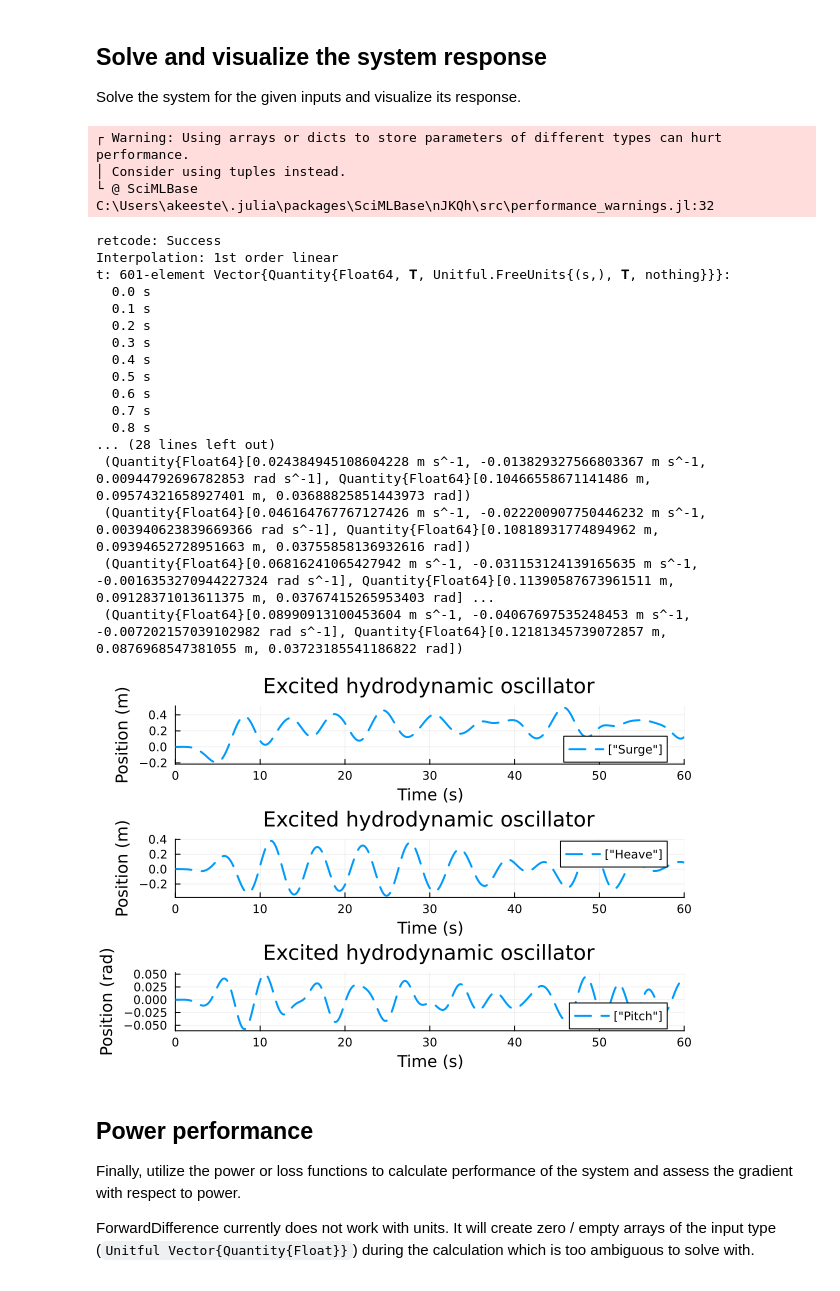
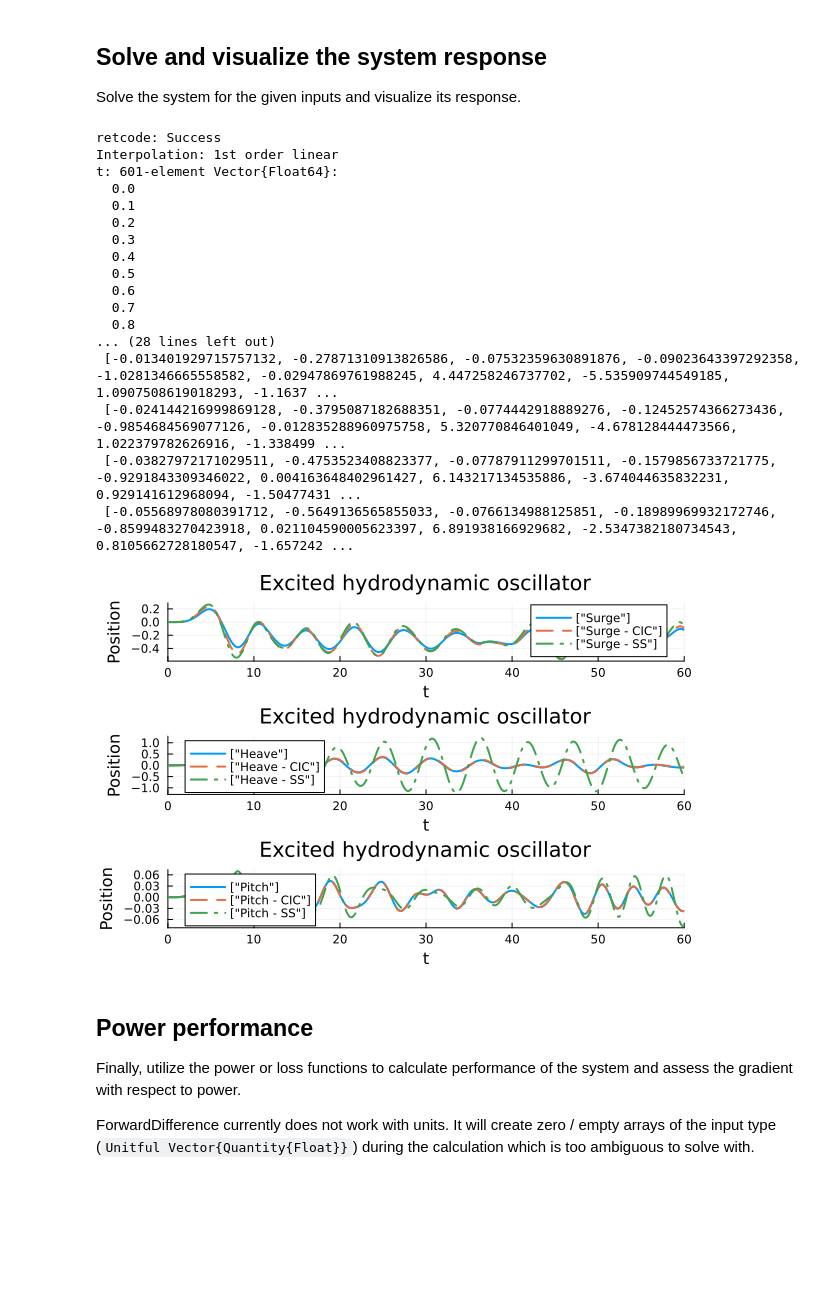
Before and after one commit to JuliaOceanWaves/Hydrodynamics.jl, a Jupyter notebook: examples/power_performance.ipynb, the cells around one changed output. Saved outputs shown, nothing was run; the diff lists cells and outputs as text; code cells hidden in the pictures; blank space fills up the shorter version.

Commit message:
reworked hydro module. point, CIC, ss all working. No units yet

```diff
--- a/examples/power_performance.ipynb
+++ b/examples/power_performance.ipynb
@@ -24,0 +29,14 @@ Main.Hydrodynamics
+# %%
+dof = 1:2:5
+n_dof = length(dof)
+dof_names = ["Surge", "Sway", "Heave", "Roll", "Pitch", "Yaw"][dof]
+
+mass_units = 1.0 .* [repeat([u"kg"], 3, 3) repeat([0u"kg*m"/rad], 3, 3); repeat([0u"kg*m"], 3, 3) repeat([0u"kg*m^2"/rad], 3, 3)][dof,dof]
+
+damping_units = 1.0 * [repeat([u"kg*m/s^2 / (m/s)"], 3, 3) repeat([u"kg*m/s^2 / (1/s)"/rad], 3, 3); repeat([u"kg*m/s^2 * m / (m/s)"], 3, 3) repeat([u"kg*m/s^2 * m / (1/s)"/rad], 3, 3)][dof,dof]
+stiffness_units = 1.0 .* [repeat([u"kg*m/s^2 / m"], 3, 3) repeat([u"kg*m/s^2"/rad], 3, 3); repeat([u"kg*m/s^2 * m / m"], 3, 3) repeat([u"kg*m/s^2 * m"/rad], 3, 3)][dof,dof]
+excitation_units = [repeat([u"kg*m/s^2 / m"], 3, 1); repeat([u"kg*m/s^2 * m / m"], 3, 1)][dof]
+
+position_units = [u"m", u"m", u"m", rad, rad, rad]
+velocity_units = position_units * u"s^-1"
+acceleration_units = position_units * u"s^-2"
@@ -158,45 +218,44 @@ p_unitless = (
 Solve the system for the given inputs and visualize its response.
 # %%
 # Solve the hydrodynamic system
-wave = (omega, phase, spectrum, dFrequency, t0, ramp_time)
-diff_eq_solution = Hydrodynamics.hydrodynamic_solver(dx₀, x₀, ts,
-    (khsCoeff[dof, dof],
-        radDampingCoeff[dof, dof, peak_omega_index] .+ pto_damping,
-        inv_mass,
-        exCoeff[dof,:,:,:],
-        force_hydrostatic[dof],
-        wave)
-)
+solution_point = Hydrodynamics.hydrodynamic_solver(Unitful.ustrip.(u₀), Unitful.ustrip.(ts), p_unitless, method=:point)
+solution_cic = Hydrodynamics.hydrodynamic_solver(Unitful.ustrip.(u₀), Unitful.ustrip.(ts), p_unitless_cic, method=:cic)
+solution_ss = Hydrodynamics.hydrodynamic_solver(Unitful.ustrip.(u₀_ss), Unitful.ustrip.(ts), p_unitless_ss, method=:ss)
 # %% [output]
-┌ Warning: Using arrays or dicts to store parameters of different types can hurt performance.
-│ Consider using tuples instead.
-└ @ SciMLBase C:\Users\akeeste\.julia\packages\SciMLBase\nJKQh\src\performance_warnings.jl:32
+retcode: Success
+Interpolation: 1st order linear
+t: 601-element Vector{Float64}:
+  0.0
+  0.1
+  0.2
+  0.3
+  0.4
+  0.5
+  0.6
+  0.7
+  0.8
+... (28 lines left out)
+ [-0.013401929715757132, -0.27871310913826586, -0.07532359630891876, -0.09023643397292358, -1.0281346665558582, -0.02947869761988245, 4.447258246737702, -5.535909744549185, 1.0907508619018293, -1.1637 ...
+ [-0.024144216999869128, -0.3795087182688351, -0.0774442918889276, -0.12452574366273436, -0.9854684569077126, -0.012835288960975758, 5.320770846401049, -4.678128444473566, 1.022379782626916, -1.338499 ...
+ [-0.03827972171029511, -0.4753523408823377, -0.07787911299701511, -0.1579856733721775, -0.9291843309346022, 0.004163648402961427, 6.143217134535886, -3.674044635832231, 0.929141612968094, -1.50477431 ...
+ [-0.05568978080391712, -0.5649136565855033, -0.0766134988125851, -0.18989969932172746, -0.8599483270423918, 0.021104590005623397, 6.891938166929682, -2.5347382180734543, 0.8105662728180547, -1.657242 ...
-retcode: Success
-Interpolation: 1st order linear
-t: 601-element Vector{Quantity{Float64, 𝐓, Unitful.FreeUnits{(s,), 𝐓, nothing}}}:
-  0.0 s
-  0.1 s
-  0.2 s
-  0.3 s
-  0.4 s
-  0.5 s
-  0.6 s
-  0.7 s
-  0.8 s
-... (28 lines left out)
- (Quantity{Float64}[0.024384945108604228 m s^-1, -0.013829327566803367 m s^-1, 0.00944792696782853 rad s^-1], Quantity{Float64}[0.10466558671141486 m, 0.09574321658927401 m, 0.03688825851443973 rad])
- (Quantity{Float64}[0.046164767767127426 m s^-1, -0.022200907750446232 m s^-1, 0.003940623839669366 rad s^-1], Quantity{Float64}[0.10818931774894962 m, 0.09394652728951663 m, 0.03755858136932616 rad])
- (Quantity{Float64}[0.06816241065427942 m s^-1, -0.031153124139165635 m s^-1, -0.0016353270944227324 rad s^-1], Quantity{Float64}[0.11390587673961511 m, 0.09128371013611375 m, 0.03767415265953403 rad] ...
- (Quantity{Float64}[0.08990913100453604 m s^-1, -0.04067697535248453 m s^-1, -0.007202157039102982 rad s^-1], Quantity{Float64}[0.12181345739072857 m, 0.0876968547381055 m, 0.03723185541186822 rad])
 # %%
 # Visualize response
-p1 = Plots.plot(diff_eq_solution, idxs = [4], label = ["Surge"], title = "Excited hydrodynamic oscillator", xaxis="Time", yaxis = "Position", lw = 2, ls=:dash)
-p2 = Plots.plot(diff_eq_solution, idxs = [5], label = ["Heave"], title = "Excited hydrodynamic oscillator", xaxis="Time", yaxis = "Position", lw = 2, ls=:dash)
-p3 = Plots.plot(diff_eq_solution, idxs = [6], label = ["Pitch"], title = "Excited hydrodynamic oscillator", xaxis="Time", yaxis = "Position", lw = 2, ls=:dash)
+p1 = Plots.plot(solution_point, idxs = [1], label = ["Surge"], title = "Excited hydrodynamic oscillator", xaxis="Time", yaxis = "Position", lw = 2,)
+p1 = Plots.plot!(solution_cic, idxs = [1], label = ["Surge - CIC"], lw = 2, ls=:dash)
+p1 = Plots.plot!(solution_ss, idxs = [1], label = ["Surge - SS"], lw = 2, ls=:dashdot)
+
+p2 = Plots.plot(solution_point, idxs = [2], label = ["Heave"], title = "Excited hydrodynamic oscillator", xaxis="Time", yaxis = "Position", lw = 2,)
+p2 = Plots.plot!(solution_cic, idxs = [2], label = ["Heave - CIC"], lw = 2, ls=:dash)
+p2 = Plots.plot!(solution_ss, idxs = [2], label = ["Heave - SS"], lw = 2, ls=:dashdot)
+
+p3 = Plots.plot(solution_point, idxs = [3], label = ["Pitch"], title = "Excited hydrodynamic oscillator", xaxis="Time", yaxis = "Position", lw = 2,)
+p3 = Plots.plot!(solution_cic, idxs = [3], label = ["Pitch - CIC"], lw = 2, ls=:dash)
+p3 = Plots.plot!(solution_ss, idxs = [3], label = ["Pitch - SS"], lw = 2, ls=:dashdot)
 
 Plots.plot(p1, p2, p3, layout=(3,1))
 # %% [output]
-[figure, old version]
+[figure, new version]
 # %% [markdown]
 ## Power performance
 Finally, utilize the power or loss functions to calculate performance of the system and assess the gradient with respect to power.
```
Also changed, not shown: parts of 12 cells of this notebook, 3 other files.
